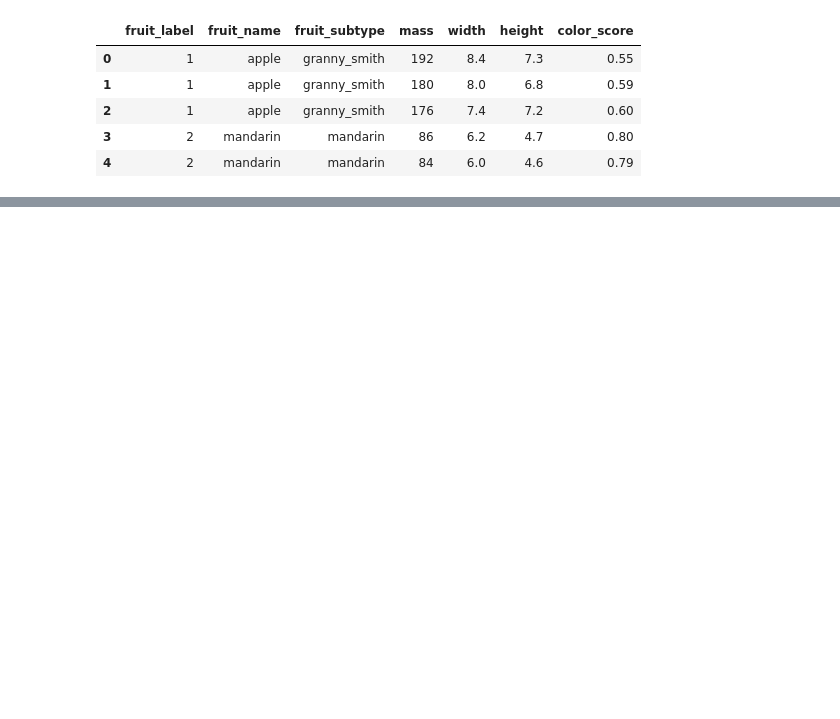
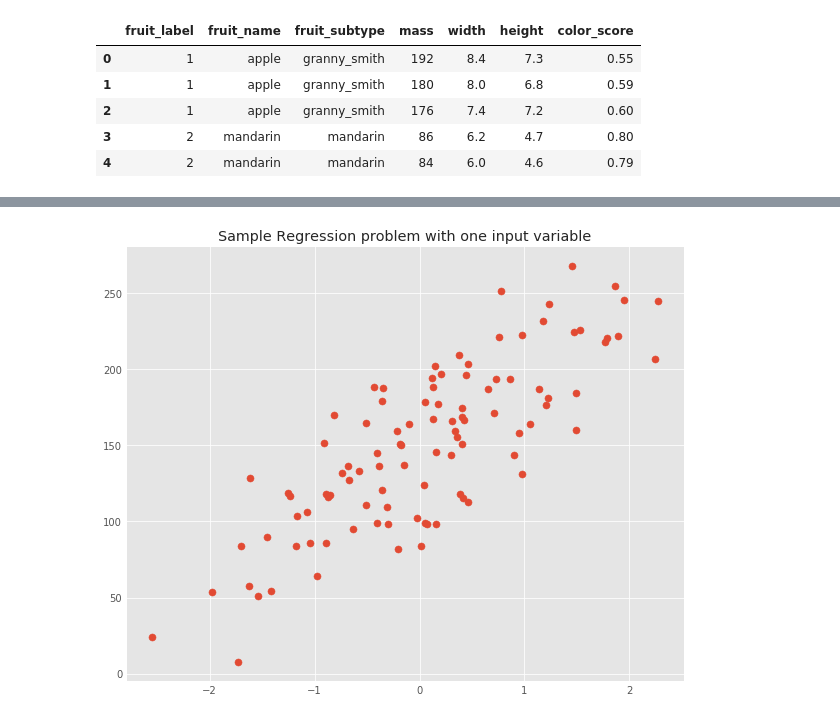
Before and after one commit to leidaguo/ml-analysis, a Jupyter notebook: Supervised Learning/Supervised Learning - Part - 1.ipynb, the cells around one changed output, grey strips where cells are left out. Cells and saved outputs as stored; diff of their text form; code cells hidden in the pictures; blank space fills up the shorter version.

```diff
--- a/Supervised Learning/Supervised Learning - Part - 1.ipynb
+++ b/Supervised Learning/Supervised Learning - Part - 1.ipynb
@@ -9,3 +15,26 @@ import pandas as pd
+# %%
+import os
+import urllib
+
+import numpy as np
+import matplotlib as mpl
+import matplotlib.pyplot as plt
+import seaborn as sns
+
+import pandas as pd
+
+from sklearn.preprocessing import MinMaxScaler
+
+from sklearn.model_selection import train_test_split
+from sklearn.neighbors import KNeighborsClassifier
+
+from sklearn.datasets import make_regression
+from sklearn.datasets import make_friedman1
+
+# Configure visualisations
+%matplotlib inline
+mpl.style.use( 'ggplot' )
+# sns.set_style( 'white' )
 # %%
 url = "https://raw.githubusercontent.com/susanli2016/Machine-Learning-with-Python/master/fruit_data_with_colors.txt"
 data_path = "data/fruit/"
@@ -40,0 +136,9 @@ TypeError: 'RangeIndex' object is not callable
+# %%
+# Simple Regression
+make_reg_x, make_reg_y = make_regression(n_samples = 100, n_features = 1, bias = 150.0, noise = 30, random_state = 0)
+plt.figure(figsize = (10, 8))
+plt.title("Sample Regression problem with one input variable")
+plt.scatter(make_reg_x, make_reg_y, marker = "o", s = 50)
+plt.show()
+# %% [output]
+[figure, added]
```
Also changed, not shown: parts of 14 cells of this notebook.
